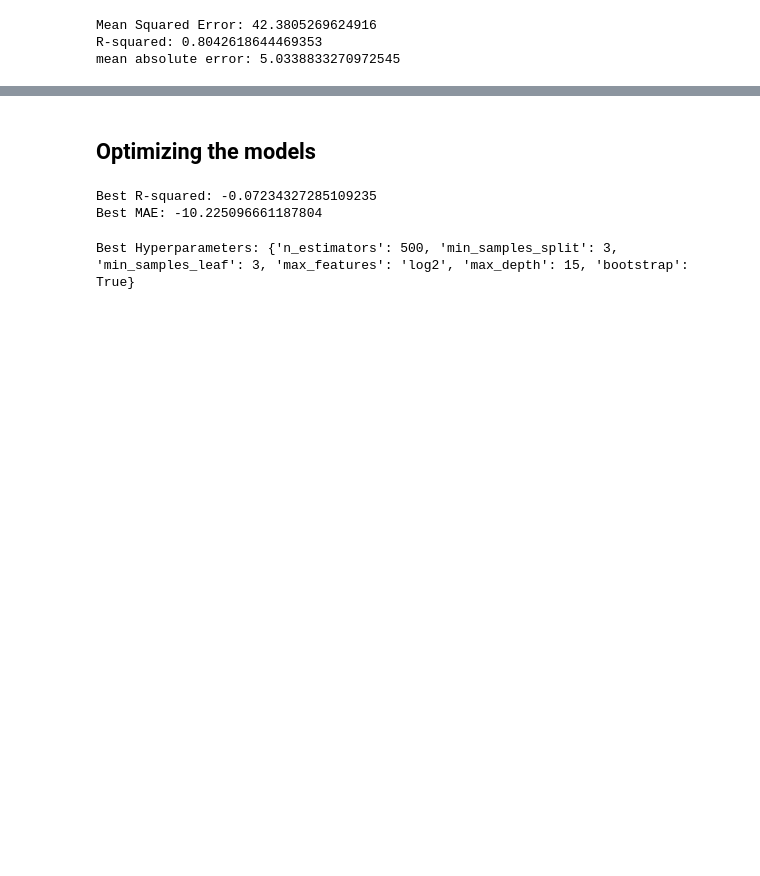
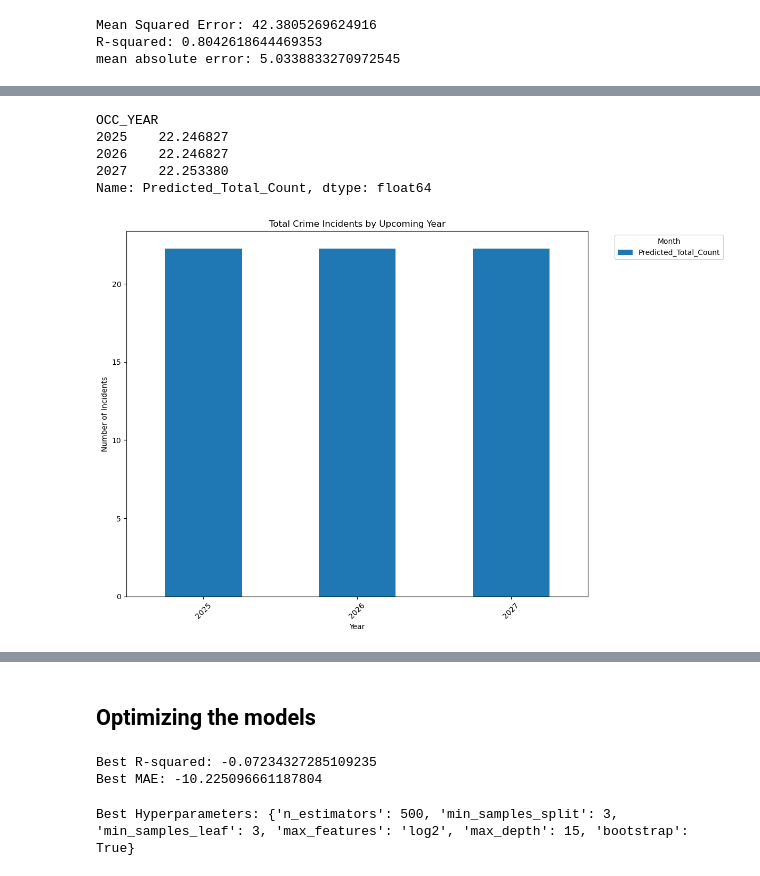
Before and after one commit to bhanotlavanya/Project_4_Crime_Prediction, a Jupyter notebook: crime_data_2.ipynb, the cells around one changed output, grey strips where cells are left out. Saved outputs shown, nothing was run; the diff lists cells and outputs as text; code cells hidden in the pictures; blank space fills up the shorter version.

```diff
--- a/crime_data_2.ipynb
+++ b/crime_data_2.ipynb
@@ -496,0 +601,9 @@ mean absolute error: 5.0338833270972545
+# %%
+# Create a copy of the original DataFrame
+crime_by_month_year_hood_copy = crime_by_month_year_hood.copy()
+
+# Filter out rows where OCC_YEAR is 2024
+crime_2025_2027 = crime_by_month_year_hood_copy[crime_by_month_year_hood_copy['OCC_YEAR'] != 2024]
+
+# Display the filtered DataFrame
+crime_2025_2027
@@ -496,0 +624,9 @@ mean absolute error: 5.0338833270972545
+# %%
+# Replace 2021 with 2025, 2022 with 2026, and 2023 with 2027 in OCC_YEAR
+crime_2025_2027['OCC_YEAR'] = crime_2025_2027['OCC_YEAR'].replace({2021: 2025, 2022: 2026, 2023: 2027})
+
+# Drop the columns Assault	Auto Theft	Break and Enter	Robbery	Theft Over	Total_Count
+crime_2025_2027 = crime_2025_2027.drop(columns=[
+'Assault','Auto Theft','Break and Enter',	'Robbery','Theft Over','Total_Count'])
+# Display the updated DataFrame
+crime_2025_2027
@@ -496,0 +652,13 @@ mean absolute error: 5.0338833270972545
+# %%
+# Prepare features for prediction
+X_crime_2025_2027 = crime_2025_2027[['HOOD_158', 'OCC_YEAR', 'OCC_MONTH']]
+
+# Use the model to predict future values based on the crime_2025_2027 data
+predicted_counts = h_model.predict(X_crime_2025_2027)
+
+# Add predictions to the crime_2025_2027 DataFrame
+crime_2025_2027['Predicted_Total_Count'] = predicted_counts
+
+# Display the updated DataFrame with predictions
+print("Crime Data with Predictions for 2025-2027:")
+crime_2025_2027
@@ -496,0 +680,22 @@ mean absolute error: 5.0338833270972545
+# %%
+crime_2025_2027_by_month = crime_2025_2027.groupby('OCC_YEAR')['Predicted_Total_Count'].mean()
+crime_2025_2027_by_month
+# %% [output]
+OCC_YEAR
+2025    22.246827
+2026    22.246827
+2027    22.253380
+Name: Predicted_Total_Count, dtype: float64
+# %%
+# Plotting the bar chart
+crime_2025_2027_by_month.plot(kind='bar', stacked=True, figsize=(12, 8))
+
+plt.title('Total Crime Incidents by Upcoming Year')
+plt.xlabel('Year')
+plt.ylabel('Number of Incidents')
+plt.xticks(rotation=45)
+plt.legend(title='Month', bbox_to_anchor=(1.05, 1), loc='upper left')  # Move the legend outside the plot
+plt.tight_layout()
+plt.show()
+# %% [output]
+[figure, added]
```
Also changed, not shown: parts of 17 cells of this notebook.
